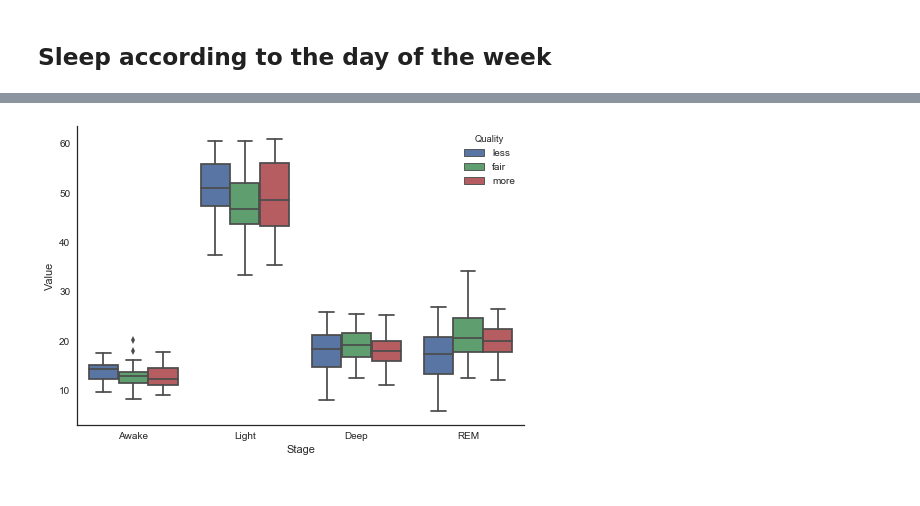
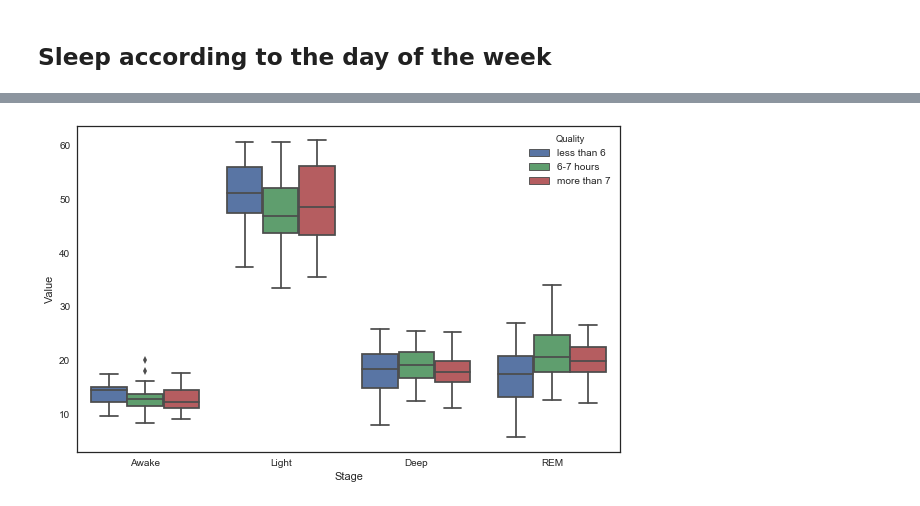
Before and after one commit to kadamkaustubh/Sleep-Analysis, a Jupyter notebook: Sleepstudy.ipynb, the cells around one changed output, grey strips where cells are left out. Saved outputs shown, nothing was run; the diff lists cells and outputs as text; code cells hidden in the pictures.

```diff
--- a/Sleepstudy.ipynb
+++ b/Sleepstudy.ipynb
@@ -155,12 +190,12 @@ stage['REM']=sleep['Minutes REM Sleep']/sleep['Time in Bed']*100
 stage['Light']=sleep['Minutes Light Sleep']/sleep['Time in Bed']*100
 stage['Deep']=sleep['Minutes Deep Sleep']/sleep['Time in Bed']*100
 stage['Awake']=sleep['Minutes Awake']/sleep['Time in Bed']*100
-stage['Quality']='fair'
+stage['Quality']='6-7 hours'
 for i in stage.index:
     if sleep.loc[i,'Minutes Asleep']/60<=6:
-        stage.loc[i,'Quality']='less'
+        stage.loc[i,'Quality']='less than 6'
     elif sleep.loc[i,'Minutes Asleep']/60>7:
-        stage.loc[i,'Quality']='more'
+        stage.loc[i,'Quality']='more than 7'
 # %%
 stage1=pd.DataFrame()
 stage1['Value']=stage['REM']
@@ -180,9 +215,10 @@ stage4['Quality']=stage['Quality']
 stage4['Stage']='Awake'
 stageall=pd.concat([stage1,stage2,stage3,stage4],ignore_index=True)
 # %%
+fig=plt.figure(figsize=(6*1.62,6))
 sns.set(style="white")
 sns.boxplot(x='Stage', y='Value',hue='Quality',order=['Awake','Light','Deep','REM'],
-            hue_order=['less', 'fair', 'more'], data=stageall)
-sns.despine()
+            hue_order=['less than 6', '6-7 hours', 'more than 7'], data=stageall);
+plt.savefig('stageboxplot.png',bbox_inches='tight')
 # %% [output]
-[figure, old version]
+[figure, new version]
```
Also changed, not shown: parts of 15 cells of this notebook, 4 other files.
